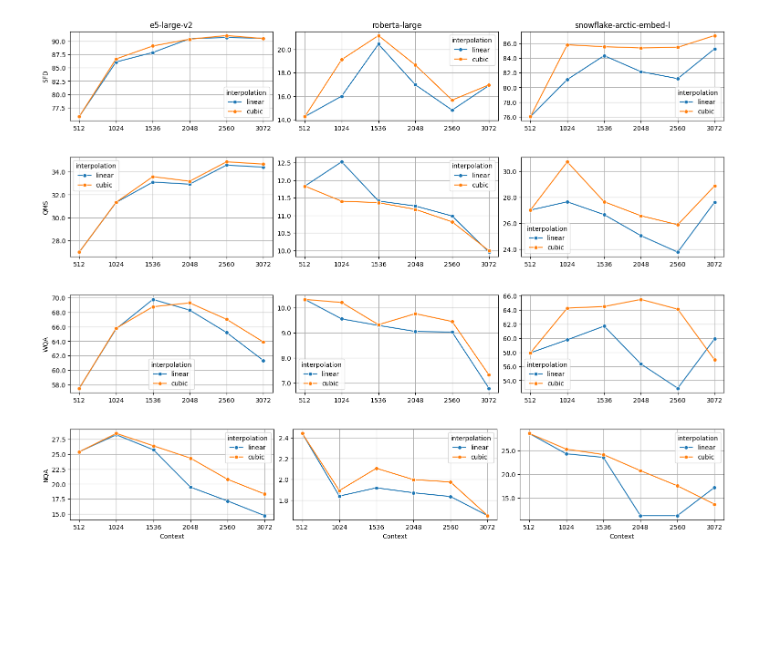
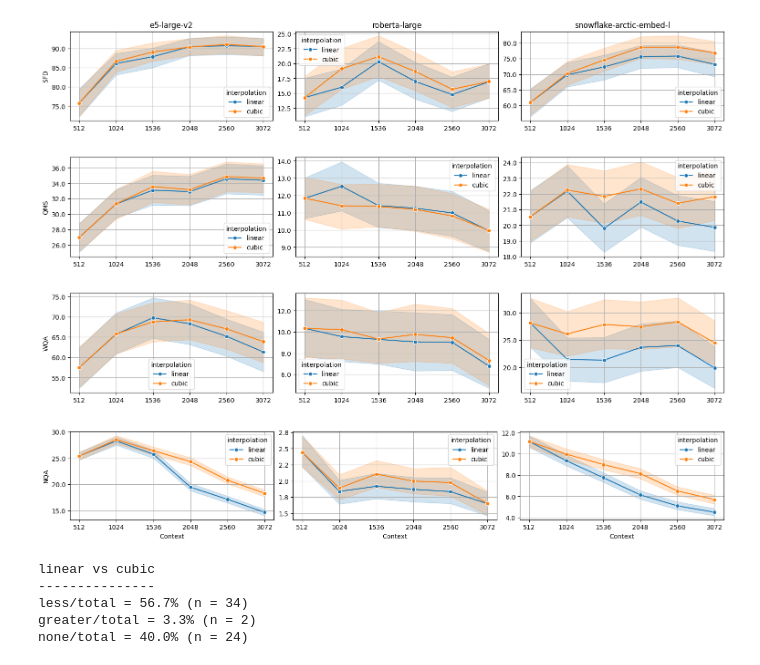
Before and after one commit to Kowd-PauUh/encoders-context-extension, a Jupyter notebook: scripts/preliminary-results.ipynb, the cells around one changed output. Cells and saved outputs as stored; diff of their text form; code cells hidden in the pictures; blank space fills up the shorter version.

Commit message:
Run notebook after query-level evaluation

```diff
--- a/scripts/preliminary-results.ipynb
+++ b/scripts/preliminary-results.ipynb
@@ -9,15 +9,8 @@ import matplotlib.pyplot as plt
 from matplotlib.ticker import FormatStrFormatter
 
 CONFIG_PATTERN = r'^(?P<model>.+?)-ctx(?P<context>\d+)-(?P<interpolation>linear|cubic|quadratic)$'
-METRIC = 'ndcg_at_10'
-metric_col = METRIC.upper().replace('_AT_', '@')
-data = {
-    'model': [],
-    'context': [],
-    'interpolation': [],
-    'dataset': [],
-    metric_col: [],
-}
+metric_col = 'ndcg_at_10'
+metric_alias = metric_col.replace('_at_', '@').upper()
 
 dataset_aliases = {
     'LEMBNarrativeQARetrieval': 'NQA',
@@ -26,22 +19,23 @@ dataset_aliases = {
     'LEMBWikimQARetrieval': 'WQA',
 }
 
-paths = [p for p in Path('../results').rglob('*json') if p.stem != 'model_meta']
+df = pd.DataFrame()
+paths = [p for p in Path('../results').rglob('*jsonl') if p.stem != 'model_meta']
 for path in paths:
-    with open(path, 'r') as f:
-        results = json.load(f)['scores']
+    _df = pd.read_json(path, lines=True)
+    _df.drop('task', axis=1, inplace=True)
+    _df[metric_col] *= 100
+    _df.rename({metric_col: metric_alias}, axis=1, inplace=True)
 
-    ndcg_at_10 = results[list(results.keys())[0]][0][METRIC]
-    config = re.match(CONFIG_PATTERN, path.parent.parent.name).groupdict()
+    config = re.match(CONFIG_PATTERN, path.parent.name).groupdict()
     for param, value in config.items():
         if param == 'model':
-            value = value.split('__')[-1]
-        data[param].append(value)
+            value = value.split('/')[-1]
+        _df[param] = value
 
-    data['dataset'].append(dataset_aliases[path.stem])
-    data[metric_col].append(ndcg_at_10 * 100)
+    _df['dataset'] = dataset_aliases[path.stem]
 
-df = pd.DataFrame(data)
+    df = pd.concat([df, _df])
 
 models = df['model'].unique()
 datasets = df['dataset'].unique()
@@ -53,40 +47,35 @@ for dataset in datasets:
         # sharey=True,
         sharex=True,
         constrained_layout=True
     )
 
     for i, model in enumerate(models):
         # select axis
         ax = axes[i] if ncols > 1 else axes
 
         # plot results
         df_filter = (df['dataset'] == dataset) & (df['model'] == model)
         sns.lineplot(
             data=df[df_filter],
             x='context',
-            y=metric_col,
+            y=metric_alias,
             hue='interpolation',
             marker='o',
             ax=ax
         )
 
         # set title for first plot
         if dataset == datasets[0]:
             ax.set_title(model)
 
         # set axes names
         ax.set_ylabel(f'{dataset}' if i == 0 else '')
         ax.set_xlabel('Context' if dataset == datasets[-1] else '')
         # ax.get_legend().remove()
         ax.yaxis.set_major_formatter(FormatStrFormatter('%.1f'))
         ax.grid(True)
-
-    # plt.tight_layout()
-    # plt.grid(True)
-    # plt.show()
-plt.savefig('results.png')
 # %% [output]
-[figure, old version]
+[figure, new version]
-[figure, old version]
+[figure, new version]
-[figure, old version]
+[figure, new version]
-[figure, old version]
+[figure, new version]
@@ -95,2 +82,33 @@ plt.savefig('results.png')
+# %%
+from scipy.stats import shapiro, ttest_rel, wilcoxon
+
+less = 0
+greater = 0
+none = 0
+for dataset_name, dataset_group in df[df['context'] != '512'].groupby('dataset'):
+    for model_name, model_group in dataset_group.groupby('model'):
+        for ctx, ctx_group in model_group.groupby('context'):
+            ctx_group = ctx_group.sort_values('query_id')
+            data1 = ctx_group[ctx_group['interpolation'] == 'linear'][metric_alias]
+            data2 = ctx_group[ctx_group['interpolation'] == 'cubic'][metric_alias]
+
+            _, p_less = wilcoxon(data1, data2, alternative='less')
+            _, p_greater = wilcoxon(data1, data2, alternative='greater')
+
+            less += p_less < 0.05
+            greater += p_greater < 0.05
+            none += (p_less >= 0.05) and (p_greater >= 0.05)
+
+total = (less + greater + none) / 100
+print(f'linear vs cubic\n---------------')
+print(f'{less/total = :.1f}% (n = {less})')
+print(f'{greater/total = :.1f}% (n = {greater})')
+print(f'{none/total = :.1f}% (n = {none})')
+# %% [output]
+linear vs cubic
+---------------
+less/total = 56.7% (n = 34)
+greater/total = 3.3% (n = 2)
+none/total = 40.0% (n = 24)
 # %%
 def compute_interpolation_deltas(df, metric_col: str = metric_col):
```
Also changed, not shown: parts of 5 cells of this notebook.
